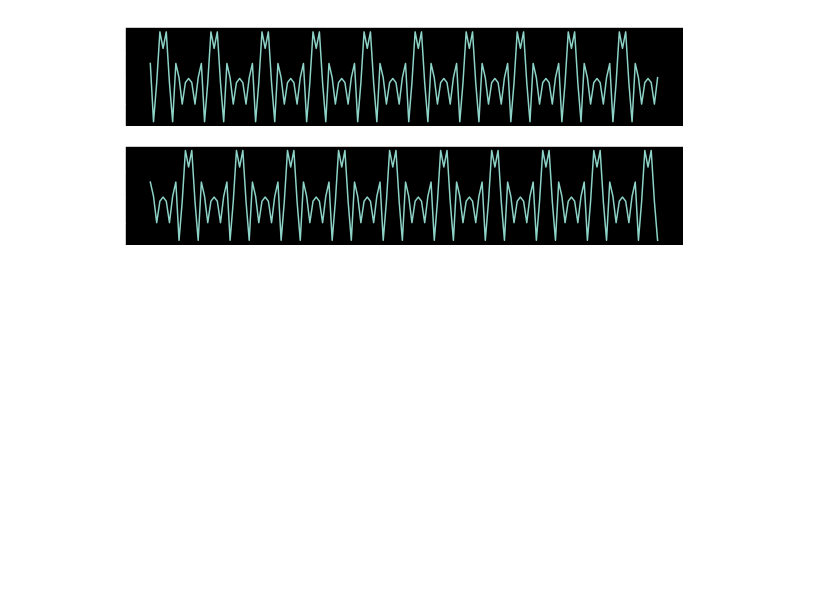
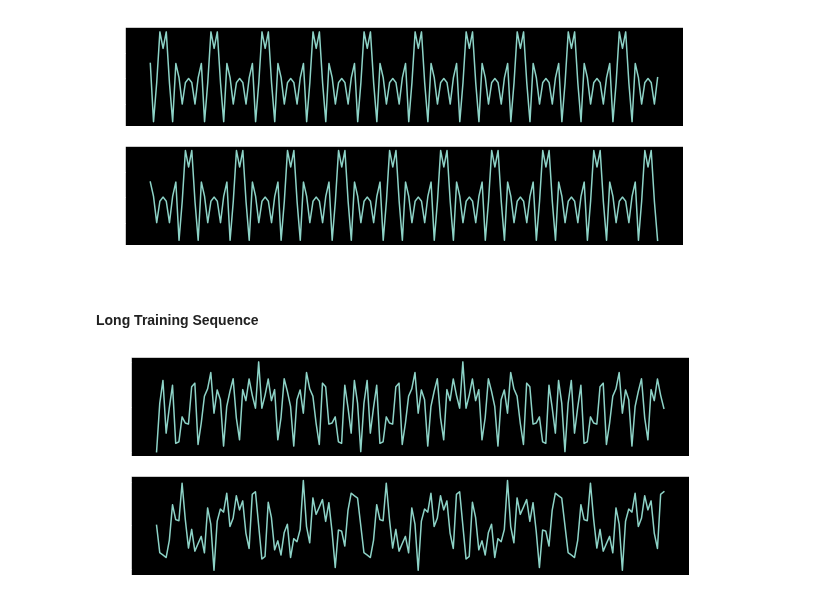
Before and after one commit to mohantyk/dsp_in_comm, a Jupyter notebook: chap6.ipynb, the cells around one changed output. Drawn from its saved outputs; the diff is of its cells as text; code cells hidden in the pictures; blank space fills up the shorter version.

Commit message:
Add long training sequence

```diff
--- a/chap6.ipynb
+++ b/chap6.ipynb
@@ -84,2 +85,34 @@ ax2.plot(short_training_sequence().imag);
 # %% [output]
 [figure]
+# %% [markdown]
+#### Long Training Sequence
+# %%
+def long_training_sequence():
+    positive = array([0, 1, -1, -1, 1, 1, -1, 1,
+                      -1, 1, -1, -1, -1, -1, -1, 1,
+                      1, -1, -1, 1, -1, 1, -1, 1,
+                      1, 1, 1, 0, 0, 0, 0, 0])
+    negative = array([0, 0, 0, 0, 0, 0, 1, 1,
+                      -1, -1, 1, 1, -1, 1, -1, 1,
+                      1, 1, 1, 1, 1, -1, -1, 1,
+                      1, -1, 1, -1, 1, 1, 1, 1])
+    total = np.concatenate([negative, positive])
+    tone_indices = np.arange(-32, 32)
+    N = len(tone_indices)
+
+    n = np.arange(20*3.2) # 3.2 usecs @ 20 MSPS
+    training_symbol = np.zeros_like(n, complex)
+    for idx, m in enumerate(tone_indices):
+        training_symbol += total[idx] * exp(2j*pi*n*m/N)
+
+    guard = training_symbol[-32:]
+    training_seq = np.concatenate((guard, training_symbol, training_symbol))
+    return training_seq
+
+# Call function
+long_seq = long_training_sequence()
+_, (ax1, ax2) = plt.subplots(2, 1, figsize=(10, 4))
+ax1.plot(long_seq.real)
+ax2.plot(long_seq.imag);
+# %% [output]
+[figure, added]
```
Also changed, not shown: parts of 1 cell of this notebook.
